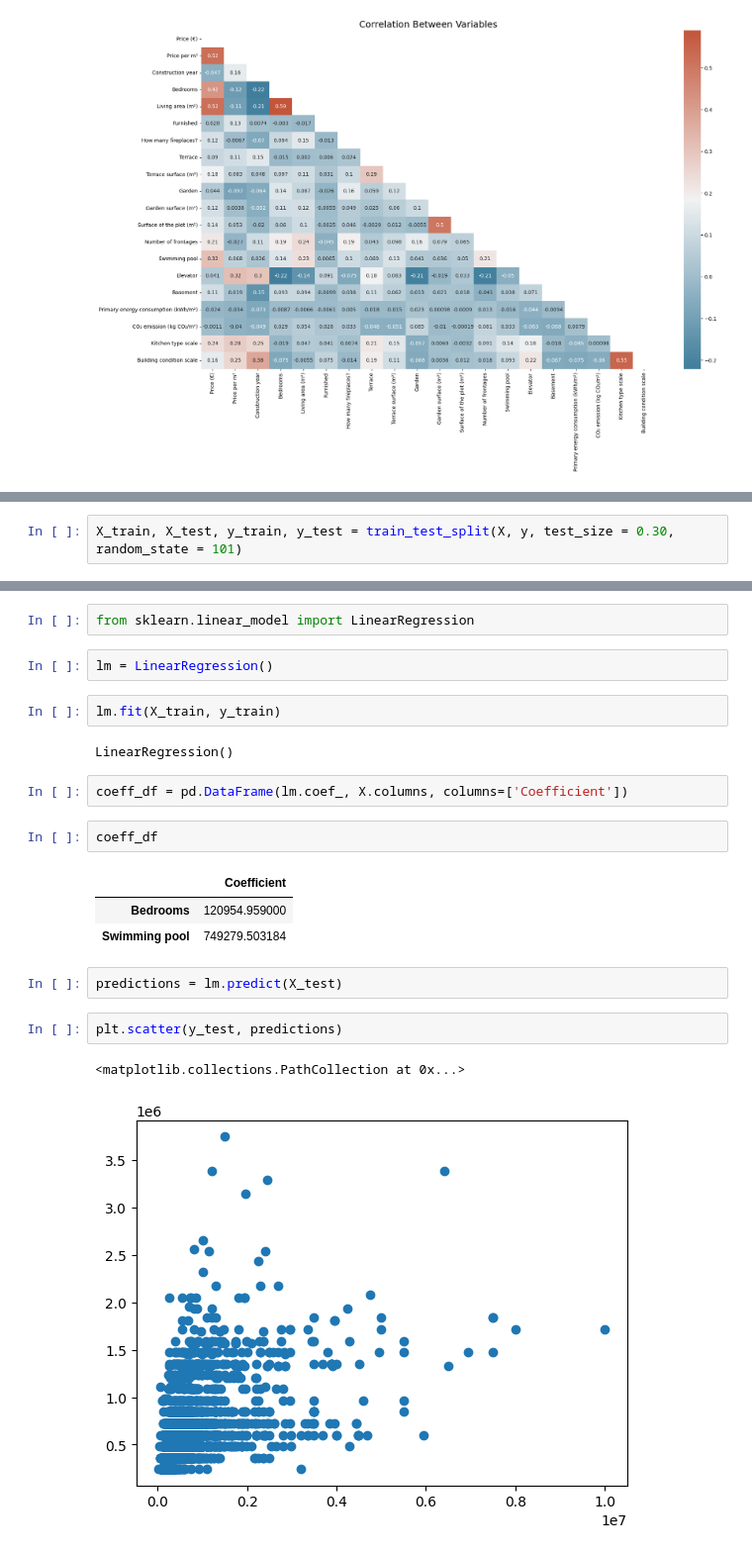
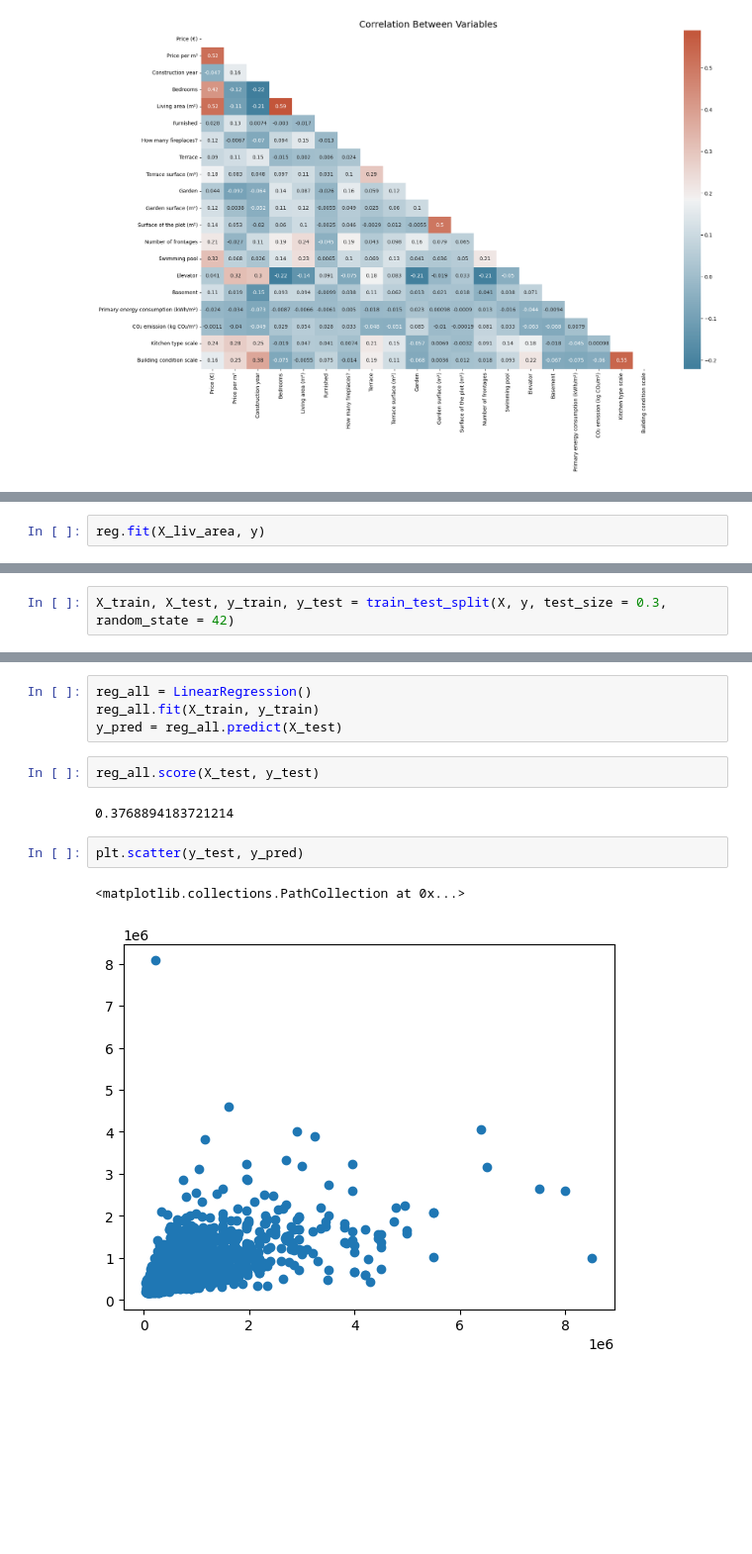
Before and after one commit to svstm/immo_eliza_regression, a Jupyter notebook: said.ipynb, the cells around one changed output, grey strips where cells are left out. Shown: that part at 99% size. Cells and saved outputs as stored; diff of their text form; blank space fills up the shorter version.

Commit message:
added_regression_plot

```diff
--- a/said.ipynb
+++ b/said.ipynb
@@ -63,0 +94,2 @@ y = df['Price (€)']
+# %%
+reg.fit(X_liv_area, y)
@@ -64,5 +108,5 @@ y = df['Price (€)']
 # %%
-X_train, X_test, y_train, y_test = train_test_split(X, y, test_size = 0.30, random_state = 101)
+X_train, X_test, y_train, y_test = train_test_split(X, y, test_size = 0.3, random_state = 42)
 # %%
 X_train
 # %% [output]
@@ -82,23 +120,13 @@ X_train
-# %%
-from sklearn.linear_model import LinearRegression
-# %%
-lm = LinearRegression()
-# %%
-lm.fit(X_train, y_train)
-# %% [output]
-LinearRegression()
-# %%
-coeff_df = pd.DataFrame(lm.coef_, X.columns, columns=['Coefficient'])
-# %%
-coeff_df
-# %% [output]
-|  | Coefficient |
-| Bedrooms | 120954.959000 |
-| Swimming pool | 749279.503184 |
-# %%
-predictions = lm.predict(X_test)
+# %%
+reg_all = LinearRegression()
+reg_all.fit(X_train, y_train)
+y_pred = reg_all.predict(X_test)
+# %%
+reg_all.score(X_test, y_test)
+# %% [output]
+0.3768894183721214
 # %%
-plt.scatter(y_test, predictions)
+plt.scatter(y_test, y_pred)
 # %% [output]
 <matplotlib.collections.PathCollection at 0x...>
-[figure, old version]
+[figure, new version]
```
Also changed, not shown: parts of 11 cells of this notebook.
